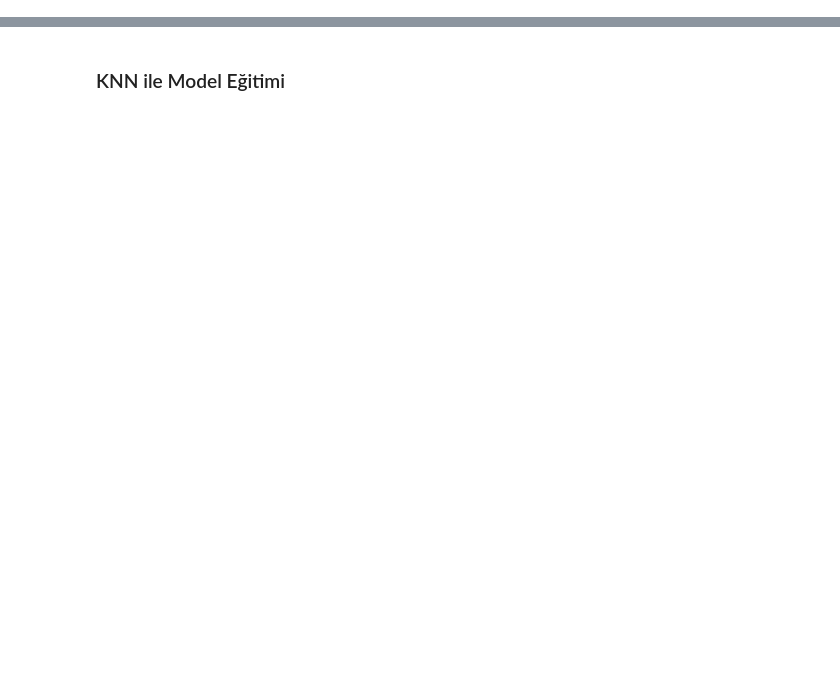
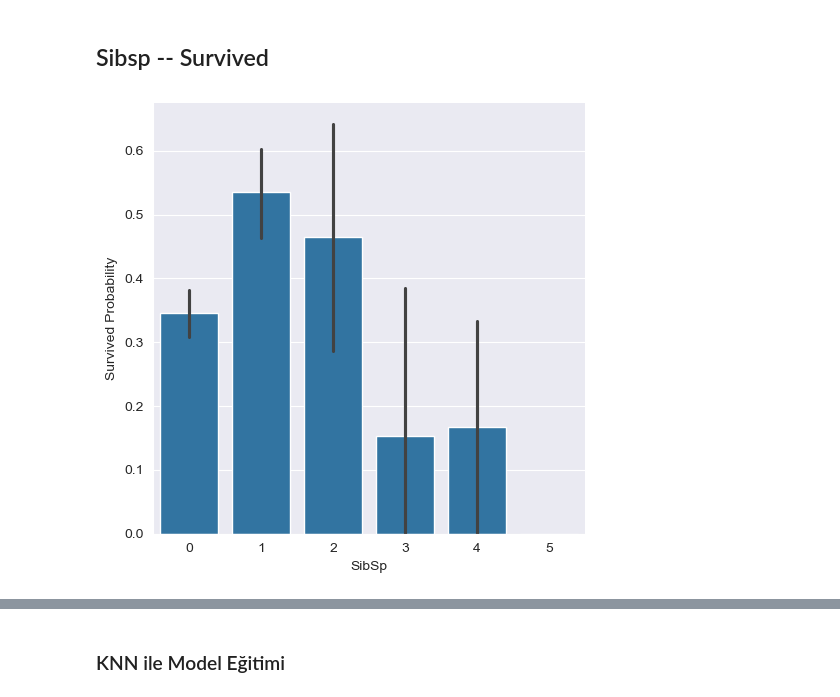
Before and after one commit to Tahir1072a/Titanic-Veri-Analizi, a Jupyter notebook: src/titanic-survive-analysis.ipynb, the cells around one changed output, grey strips where cells are left out. Saved outputs shown, nothing was run; the diff lists cells and outputs as text; code cells hidden in the pictures; blank space fills up the shorter version.

```diff
--- a/src/titanic-survive-analysis.ipynb
+++ b/src/titanic-survive-analysis.ipynb
@@ -229,0 +183,4 @@ memory usage: 55.8 KB
+# %%
+category2 = ["Cabin", "Name", "Ticket"]
+for c in category2:
+    print(f"{train_df[c].value_counts()}\n ")
@@ -229,0 +267,17 @@ memory usage: 55.8 KB
+# %%
+def detect_outliers(df, features):
+    outlier_indices = []
+
+    for c in features:
+        Q1 = np.percentile(df[c], 25)
+        Q3 = np.percentile(df[c], 75)
+
+        IQR = Q3 - Q1
+        outlier_step = IQR * 1.5
+        outlier_list_col = df[(df[c] < Q1 - outlier_step) | (df[c] > Q3 + outlier_step)].index
+        outlier_indices.extend(outlier_list_col)
+
+    outlier_indices = Counter(outlier_indices)
+    multiple_outliers = list(i for i, v in outlier_indices.items() if v > 2)
+
+    return multiple_outliers
@@ -229,0 +298,3 @@ memory usage: 55.8 KB
+# %%
+# Drop Outliers
+train_df = train_df.drop(detect_outliers(train_df, ["Age", "SibSp", "Parch", "Fare"]), axis=0).reset_index(drop=True)
@@ -229,0 +341,3 @@ memory usage: 55.8 KB
+# %%
+train_df["Embarked"] = train_df["Embarked"].fillna("C")
+train_df[train_df["Embarked"].isnull()]
@@ -229,0 +358,8 @@ memory usage: 55.8 KB
+# %% [markdown]
+## Sibsp -- Survived
+# %%
+g = sns.catplot(x= "SibSp", y = "Survived", data= train_df, kind="bar")
+g.set_ylabels("Survived Probability")
+plt.show()
+# %% [output]
+[figure, added]
```
Also changed, not shown: parts of 112 cells of this notebook, 1 other file.
